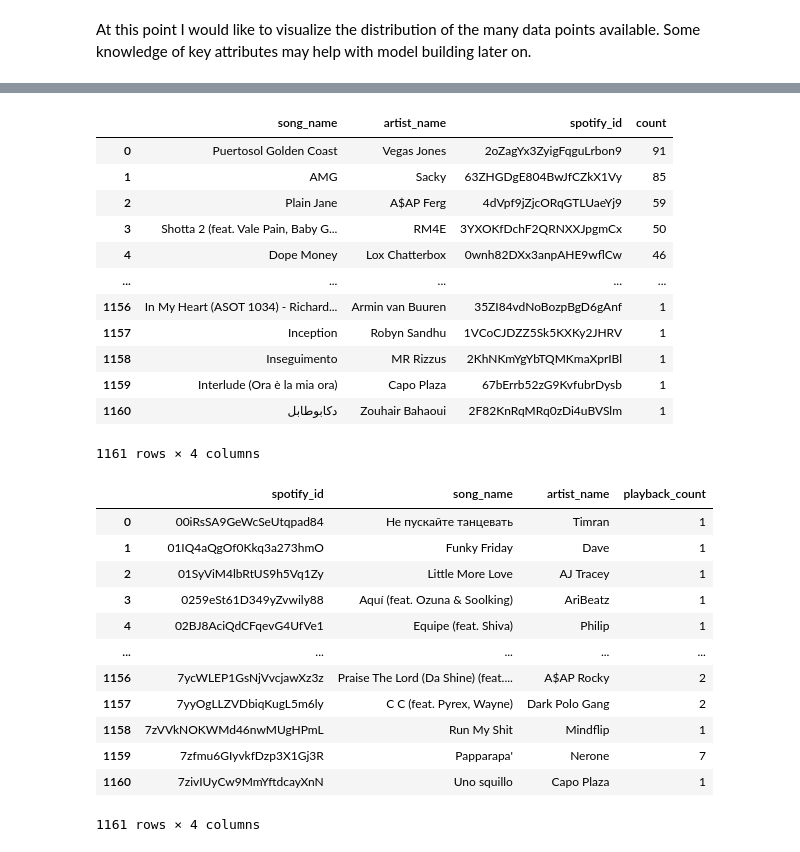
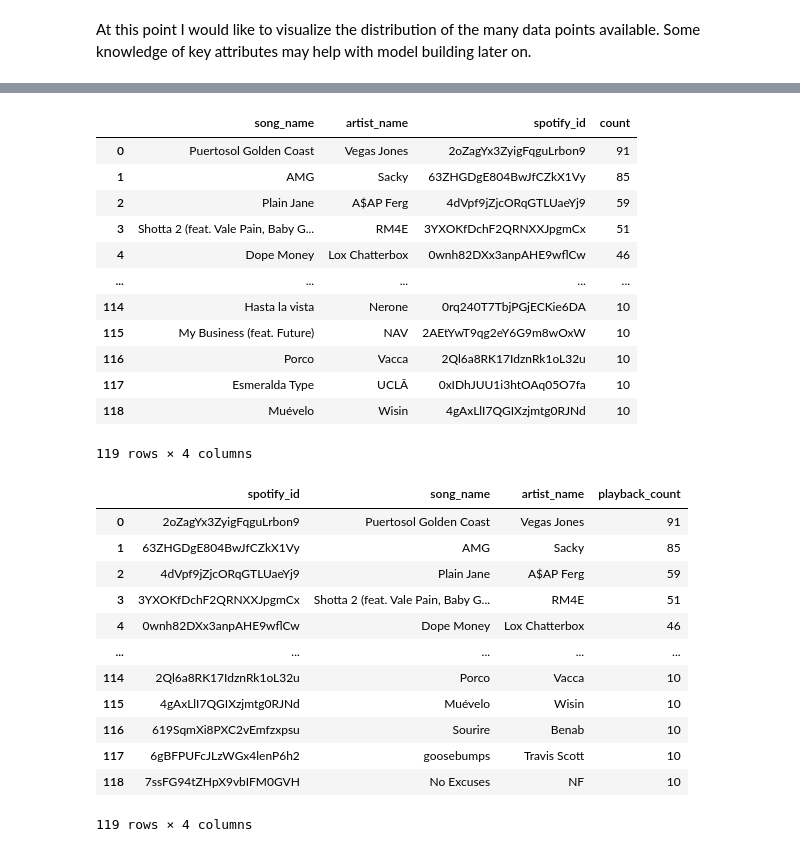
Before and after one commit to vijay-ss/spotify-recommender, a Jupyter notebook: spotify_preprocessing.ipynb, the cells around one changed output, grey strips where cells are left out. Saved outputs shown, nothing was run; the diff lists cells and outputs as text; code cells hidden in the pictures.

Commit message:
define target variable
added features column and import 1.2m song dataset

```diff
--- a/spotify_preprocessing.ipynb
+++ b/spotify_preprocessing.ipynb
@@ -190,5 +197,3 @@ Below we can see that the majority of tracks were played less than 10 times (fre
-# %%
-playback_count = df_spotify.groupby(['song_name', 'artist_name', 'spotify_id']).size().to_frame('count').sort_values(['count'], ascending=False).reset_index()
 # %%
 sns.histplot(playback_count['count'], bins=10).set(xlim=(0,40))
 plt.xlabel('Song Playback Count')
@@ -220,36 +209,39 @@ playback_count[playback_count['count']<=10]
 # %%
-df_spotify.groupby(['song_name', 'artist_name', 'spotify_id']).size().to_frame('count').sort_values(['count'], ascending=False).reset_index()
+df_fav = df_spotify.groupby(['song_name', 'artist_name', 'spotify_id']).size().to_frame('count').sort_values(['count'], ascending=False).reset_index()
+df_fav = df_fav[df_fav['count'] >= 10]
 # %% [output]
 |  | song_name | artist_name | spotify_id | count |
 | 0 | Puertosol Golden Coast | Vegas Jones | 2oZagYx3ZyigFqguLrbon9 | 91 |
 | 1 | AMG | Sacky | 63ZHGDgE804BwJfCZkX1Vy | 85 |
 | 2 | Plain Jane | A$AP Ferg | 4dVpf9jZjcORqGTLUaeYj9 | 59 |
-| 3 | Shotta 2 (feat. Vale Pain, Baby G... | RM4E | 3YXOKfDchF2QRNXXJpgmCx | 50 |
+| 3 | Shotta 2 (feat. Vale Pain, Baby G... | RM4E | 3YXOKfDchF2QRNXXJpgmCx | 51 |
 | 4 | Dope Money | Lox Chatterbox | 0wnh82DXx3anpAHE9wflCw | 46 |
 | ... | ... | ... | ... | ... |
-| 1156 | In My Heart (ASOT 1034) - Richard... | Armin van Buuren | 35ZI84vdNoBozpBgD6gAnf | 1 |
-| 1157 | Inception | Robyn Sandhu | 1VCoCJDZZ5Sk5KXKy2JHRV | 1 |
-| 1158 | Inseguimento | MR Rizzus | 2KhNKmYgYbTQMKmaXprIBl | 1 |
-| 1159 | Interlude (Ora è la mia ora) | Capo Plaza | 67bErrb52zG9KvfubrDysb | 1 |
-| 1160 | دكابوطابل | Zouhair Bahaoui | 2F82KnRqMRq0zDi4uBVSlm | 1 |
+| 114 | Hasta la vista | Nerone | 0rq240T7TbjPGjECKie6DA | 10 |
+| 115 | My Business (feat. Future) | NAV | 2AEtYwT9qg2eY6G9m8wOxW | 10 |
+| 116 | Porco | Vacca | 2Ql6a8RK17IdznRk1oL32u | 10 |
+| 117 | Esmeralda Type | UCLÃ | 0xIDhJUU1i3htOAq05O7fa | 10 |
+| 118 | Muévelo | Wisin | 4gAxLlI7QGIXzjmtg0RJNd | 10 |
-1161 rows × 4 columns
+119 rows × 4 columns
 # %%
 pd.read_sql_query("""
 SELECT DISTINCT spotify_id, song_name, artist_name, Count(*) AS playback_count
 FROM streaming_history
 GROUP BY 1,2,3
+HAVING playback_count >= 10
+ORDER BY playback_count DESC
 """, conn)
 # %% [output]
 |  | spotify_id | song_name | artist_name | playback_count |
-| 0 | 00iRsSA9GeWcSeUtqpad84 | Не пускайте танцевать | Timran | 1 |
-| 1 | 01IQ4aQgOf0Kkq3a273hmO | Funky Friday | Dave | 1 |
-| 2 | 01SyViM4lbRtUS9h5Vq1Zy | Little More Love | AJ Tracey | 1 |
-| 3 | 0259eSt61D349yZvwily88 | Aquí (feat. Ozuna & Soolking) | AriBeatz | 1 |
-| 4 | 02BJ8AciQdCFqevG4UfVe1 | Equipe (feat. Shiva) | Philip | 1 |
+| 0 | 2oZagYx3ZyigFqguLrbon9 | Puertosol Golden Coast | Vegas Jones | 91 |
+| 1 | 63ZHGDgE804BwJfCZkX1Vy | AMG | Sacky | 85 |
+| 2 | 4dVpf9jZjcORqGTLUaeYj9 | Plain Jane | A$AP Ferg | 59 |
+| 3 | 3YXOKfDchF2QRNXXJpgmCx | Shotta 2 (feat. Vale Pain, Baby G... | RM4E | 51 |
+| 4 | 0wnh82DXx3anpAHE9wflCw | Dope Money | Lox Chatterbox | 46 |
 | ... | ... | ... | ... | ... |
-| 1156 | 7ycWLEP1GsNjVvcjawXz3z | Praise The Lord (Da Shine) (feat.... | A$AP Rocky | 2 |
-| 1157 | 7yyOgLLZVDbiqKugL5m6ly | C C (feat. Pyrex, Wayne) | Dark Polo Gang | 2 |
-| 1158 | 7zVVkNOKWMd46nwMUgHPmL | Run My Shit | Mindflip | 1 |
-| 1159 | 7zfmu6GIyvkfDzp3X1Gj3R | Papparapa' | Nerone | 7 |
-| 1160 | 7zivIUyCw9MmYftdcayXnN | Uno squillo | Capo Plaza | 1 |
+| 114 | 2Ql6a8RK17IdznRk1oL32u | Porco | Vacca | 10 |
+| 115 | 4gAxLlI7QGIXzjmtg0RJNd | Muévelo | Wisin | 10 |
+| 116 | 619SqmXi8PXC2vEmfzxpsu | Sourire | Benab | 10 |
+| 117 | 6gBFPUFcJLzWGx4lenP6h2 | goosebumps | Travis Scott | 10 |
+| 118 | 7ssFG94tZHpX9vbIFM0GVH | No Excuses | NF | 10 |
-1161 rows × 4 columns
+119 rows × 4 columns
```
Also changed, not shown: parts of 13 cells of this notebook.
